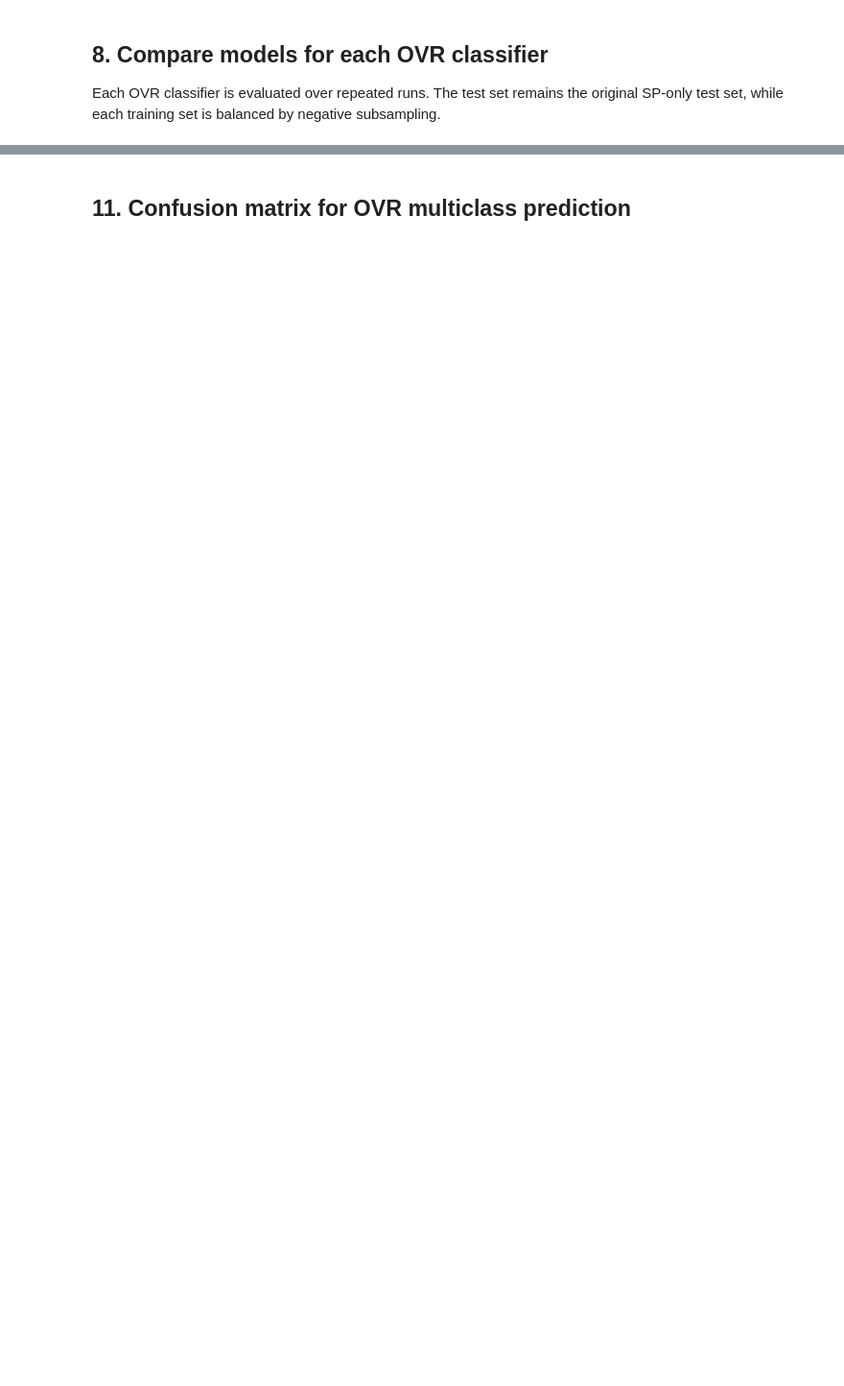
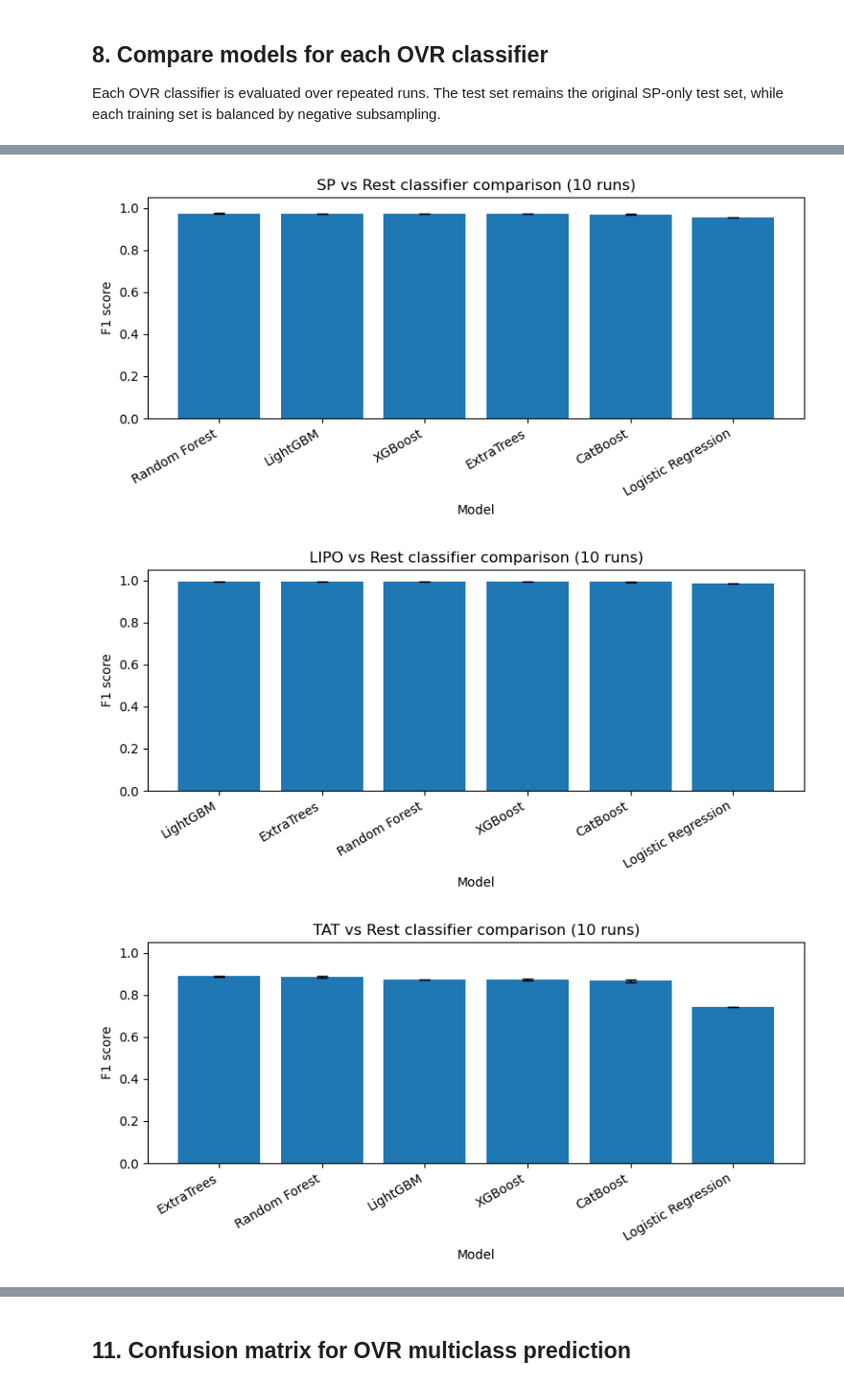
Before and after one commit to junkang812/signal-peptide-cpp, a Jupyter notebook: notebooks/02_sp_type_classifier.ipynb, the cells around one changed output, grey strips where cells are left out. Shown at 96% size. Cells and saved outputs as stored; diff of their text form; code cells hidden in the pictures; blank space fills up the shorter version.

Commit message:
Type Predictor added

```diff
--- a/notebooks/02_sp_type_classifier.ipynb
+++ b/notebooks/02_sp_type_classifier.ipynb
@@ -207,7 +239,7 @@ df_scales = df_scales[selected_scales]
 
 sf = aa.SequenceFeature()
 
-SPLIT_KWS = {
+split_kws = {
     "Segment": {
         "n_split_min": 1,
         "n_split_max": 5,
@@ -405,7 +498,10 @@ def evaluate_binary_model(model, X_train, y_train, X_test, y_test):
 ovr_runs = []
 ovr_matrices = {}
 
-outer = tqdm(SP_TYPES, desc="OVR model comparison") if tqdm else SP_TYPES
+try:
+    outer = tqdm(SP_TYPES, desc="OVR model comparison")
+except NameError:
+    outer = SP_TYPES
 
 for sp_type in outer:
     train_ovr = ovr_data[sp_type]["train"]
@@ -423,10 +519,12 @@ for sp_type in outer:
         "y_train": y_train_t,
         "X_test": X_test_t,
         "y_test": y_test_t,
+        "features": df_feat_type,
     }
 
     for run_idx in range(N_RUNS):
         seed = RANDOM_STATE + run_idx
+
         for model_name, model in get_ovr_models(seed, y_train_t).items():
             metrics = evaluate_binary_model(
                 model,
@@ -435,6 +533,7 @@ for sp_type in outer:
                 X_test_t,
                 y_test_t,
             )
+
             ovr_runs.append(
                 {
                     "sp_type": sp_type,
@@ -443,6 +542,7 @@ for sp_type in outer:
                     **metrics,
                 }
             )
+
 
 ovr_runs_df = pd.DataFrame(ovr_runs)
 
@@ -463,7 +563,49 @@ ovr_summary = (
     .sort_values(["sp_type", "f1_mean"], ascending=[True, False])
 )
 
-ovr_runs_df.to_csv(METRIC_DIR / "sp_type_ovr_model_runs.csv", index=False)
-ovr_summary.to_csv(METRIC_DIR / "sp_type_ovr_model_summary.csv", index=False)
+ovr_runs_path = METRIC_DIR / "sp_type_ovr_model_runs.csv"
+ovr_summary_path = METRIC_DIR / "sp_type_ovr_model_summary.csv"
+
+ovr_runs_df.to_csv(ovr_runs_path, index=False)
+ovr_summary.to_csv(ovr_summary_path, index=False)
 
 display(ovr_summary)
+
+
+# Plot F1 comparison with error bars for each OVR task
+for sp_type in SP_TYPES:
+    plot_df = (
+        ovr_summary[ovr_summary["sp_type"] == sp_type]
+        .sort_values("f1_mean", ascending=False)
+        .reset_index(drop=True)
+    )
+
+    plt.figure(figsize=(8, 4))
+
+    plt.bar(
+        plot_df["model"],
+        plot_df["f1_mean"],
+        yerr=plot_df["f1_std"],
+        capsize=4,
+    )
+
+    plt.ylabel("F1 score")
+    plt.xlabel("Model")
+    plt.title(f"{sp_type} vs Rest classifier comparison ({N_RUNS} runs)")
+    plt.ylim(0, 1.05)
+    plt.xticks(rotation=30, ha="right")
+    plt.tight_layout()
+
+    plot_path = PLOT_DIR / f"ovr_model_f1_comparison_{sp_type}.png"
+
+    plt.savefig(
+        plot_path,
+        dpi=300,
+        bbox_inches="tight",
+    )
+
+    plt.show()
+
+print(f"Saved run-level results to: {ovr_runs_path}")
+print(f"Saved summary to: {ovr_summary_path}")
+# %% [output]
@@ -469,0 +629,3 @@ display(ovr_summary)
+[figure, added]
+[figure, added]
+[figure, added]
```
Also changed, not shown: parts of 18 cells of this notebook, 1 other file.
